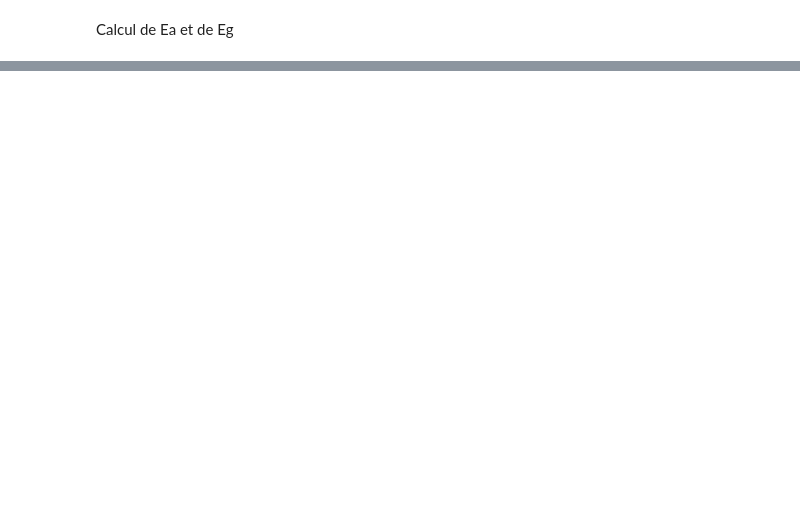
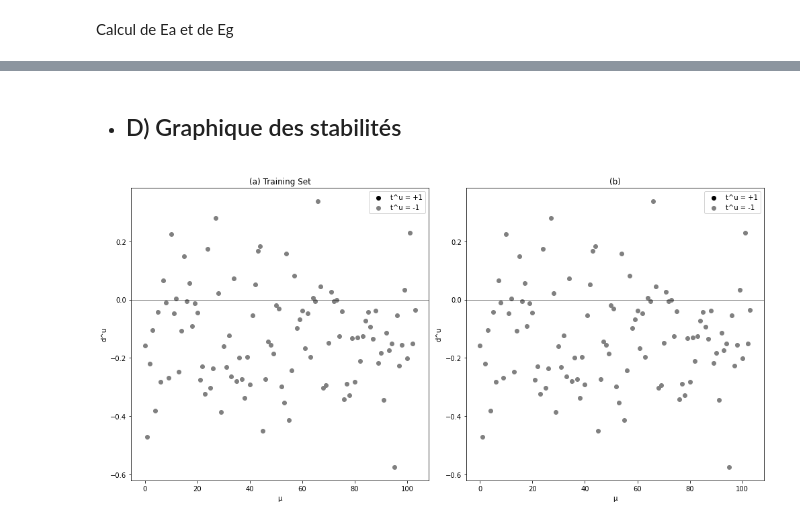
Before and after one commit to Mustapha-Kdb/Approches-Neuronales, a Jupyter notebook: Tp2-MustaphaAyoub/Tp2.ipynb, the cells around one changed output, grey strips where cells are left out. Cells and saved outputs as stored; diff of their text form; code cells hidden in the pictures; blank space fills up the shorter version.

```diff
--- a/Tp2-MustaphaAyoub/Tp2.ipynb
+++ b/Tp2-MustaphaAyoub/Tp2.ipynb
@@ -48,7 +48,7 @@ Partie 2
 # %%
 import numpy as np
 
-def perceptron_batch(training_features, training_labels, epochs=100, learning_rate=0.7):
+def perceptron_batch(training_features, training_labels, epochs=650, learning_rate=0.01):
     """
     Entraîne un perceptron en utilisant l'algorithme batch.
 
@@ -90,12 +90,16 @@ train_df['Label'] = train_df['Label'].apply(lambda x: 1 if x == 'M' else -1)
 test_df['Label'] = test_df['Label'].apply(lambda x: 1 if x == 'M' else -1)
 
 # Séparation des caractéristiques et des étiquettes
-features = train_df.iloc[:, :-1].values
-labels = train_df.iloc[:, -1].values
+test_features = test_df.iloc[:, :-1].values
+test_labels = test_df.iloc[:, -1].values
+print(test_labels)
 
+# Séparation des caractéristiques et des étiquettes
+train_features = train_df.iloc[:, :-1].values
+train_labels = train_df.iloc[:, -1].values
+print(train_labels)
 # Entraînement du perceptron
-weights = perceptron_batch(features, labels)
+weights = perceptron_batch(train_features, train_labels)
 
-print("Poids appris du perceptron :")
 print(weights)
 # %% [output]
@@ -161,0 +293,32 @@ Erreur de généralisation (Eg) : 0.1923076923076923
+# %% [markdown]
+- ## D) Graphique des stabilités
+# %%
+d = signed_distances
+
+# Plot the data
+plt.figure(figsize=(14, 7))
+
+# Plot for (a)
+plt.subplot(1, 2, 1)
+plt.scatter(mu[t == 1], d[t == 1], c='black', label='t^u = +1')
+plt.scatter(mu[t == -1], d[t == -1], c='grey', label='t^u = -1')
+plt.title('(a) Training Set')
+plt.xlabel('µ')
+plt.ylabel('d^u')
+plt.axhline(0, color='black', linewidth=0.5)
+plt.legend()
+
+# Plot for (b) could be another condition or dataset, we'll use the same data for this example
+plt.subplot(1, 2, 2)
+plt.scatter(mu[t == 1], d[t == 1], c='black', label='t^u = +1')
+plt.scatter(mu[t == -1], d[t == -1], c='grey', label='t^u = -1')
+plt.title('(b)')
+plt.xlabel('µ')
+plt.ylabel('d^u')
+plt.axhline(0, color='black', linewidth=0.5)
+plt.legend()
+
+plt.tight_layout()
+plt.show()
+# %% [output]
+[figure, added]
```
Also changed, not shown: parts of 7 cells of this notebook, 1 other file.
